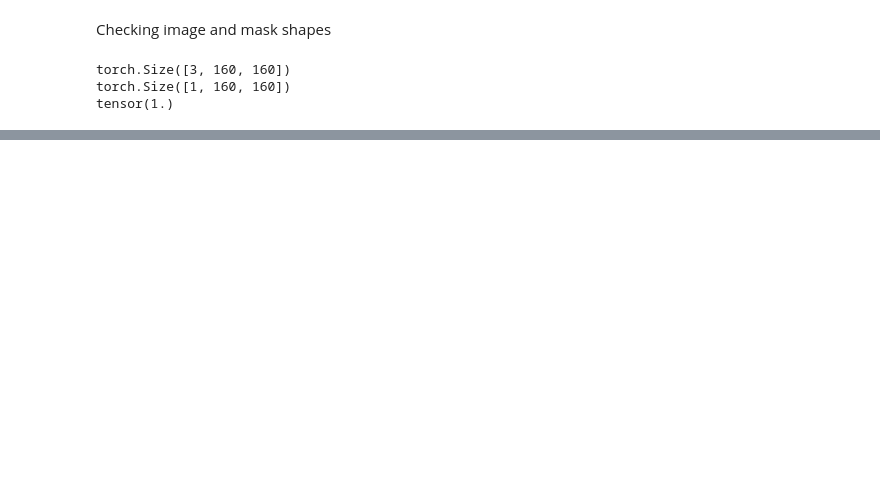
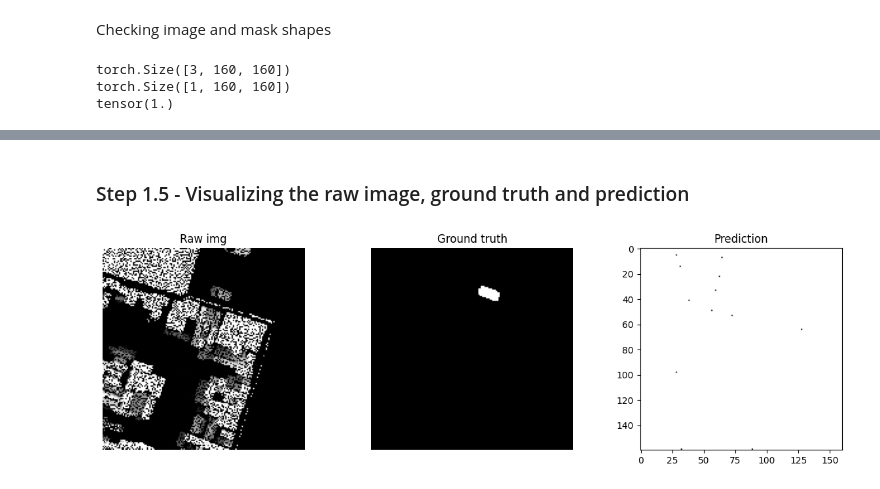
Before and after one commit to slelo/CVCA-S1E1-UNet-Image-Segmentation, a Jupyter notebook: notebooks/01_exploration.ipynb, the cells around one changed output, grey strips where cells are left out. Drawn from its saved outputs; the diff is of its cells as text; code cells hidden in the pictures; blank space fills up the shorter version.

```diff
--- a/notebooks/01_exploration.ipynb
+++ b/notebooks/01_exploration.ipynb
@@ -60,0 +144,35 @@ Let's visualize it
+# %%
+with torch.no_grad():
+    input_image = image.unsqueeze(0).to(device)
+    logits = model(input_image)
+
+    # we apply sigmoid here and not baked in the model.
+    # The output of the model is raw logits.
+    # This is because we use BCEWithLogitsLoss loss function. As the name suggests, it works with Logits, not with probabilities
+    # Please refer to the PyTorch documentation: https://docs.pytorch.org/docs/2.12/generated/torch.nn.BCEWithLogitsLoss.html
+    probs = torch.sigmoid(logits)
+    pred_mask = (probs > 0.5).float()
+# %% [markdown]
+### Step 1.5 - Visualizing the raw image, ground truth and prediction
+# %%
+pred_np = pred_mask.squeeze().cpu().numpy()
+
+plt.figure(figsize=(15,4))
+
+plt.subplot(1,3,1)
+plt.title("Raw img")
+plt.imshow(image.permute(1,2,0))
+plt.axis("off")
+
+plt.subplot(1,3,2)
+plt.title("Ground truth")
+plt.imshow(mask.squeeze(), cmap="gray")
+plt.axis("off")
+
+plt.subplot(1,3,3)
+plt.title("Prediction")
+plt.imshow(pred_np, cmap="gray")
+
+plt.show()
+# %% [output]
+[figure, added]
```
Also changed, not shown: parts of 19 cells of this notebook.
